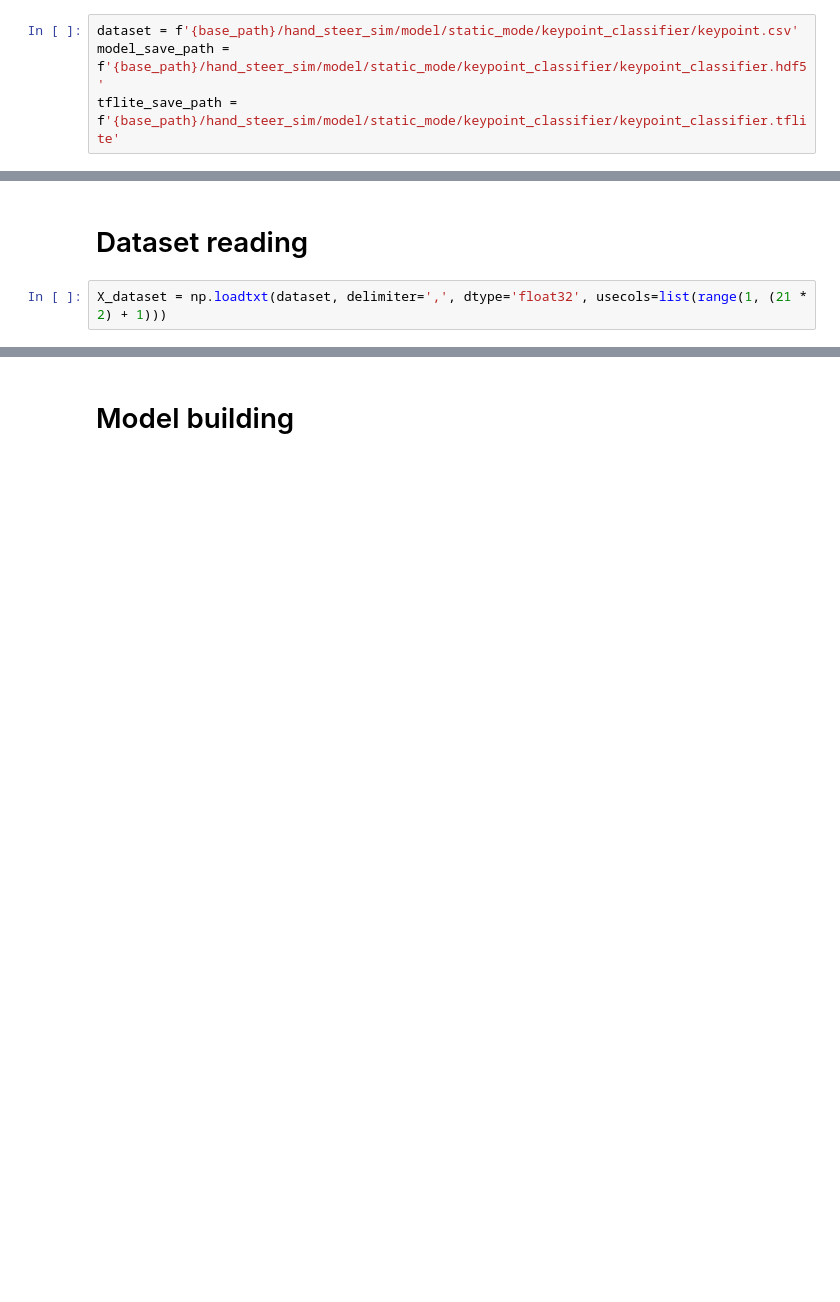
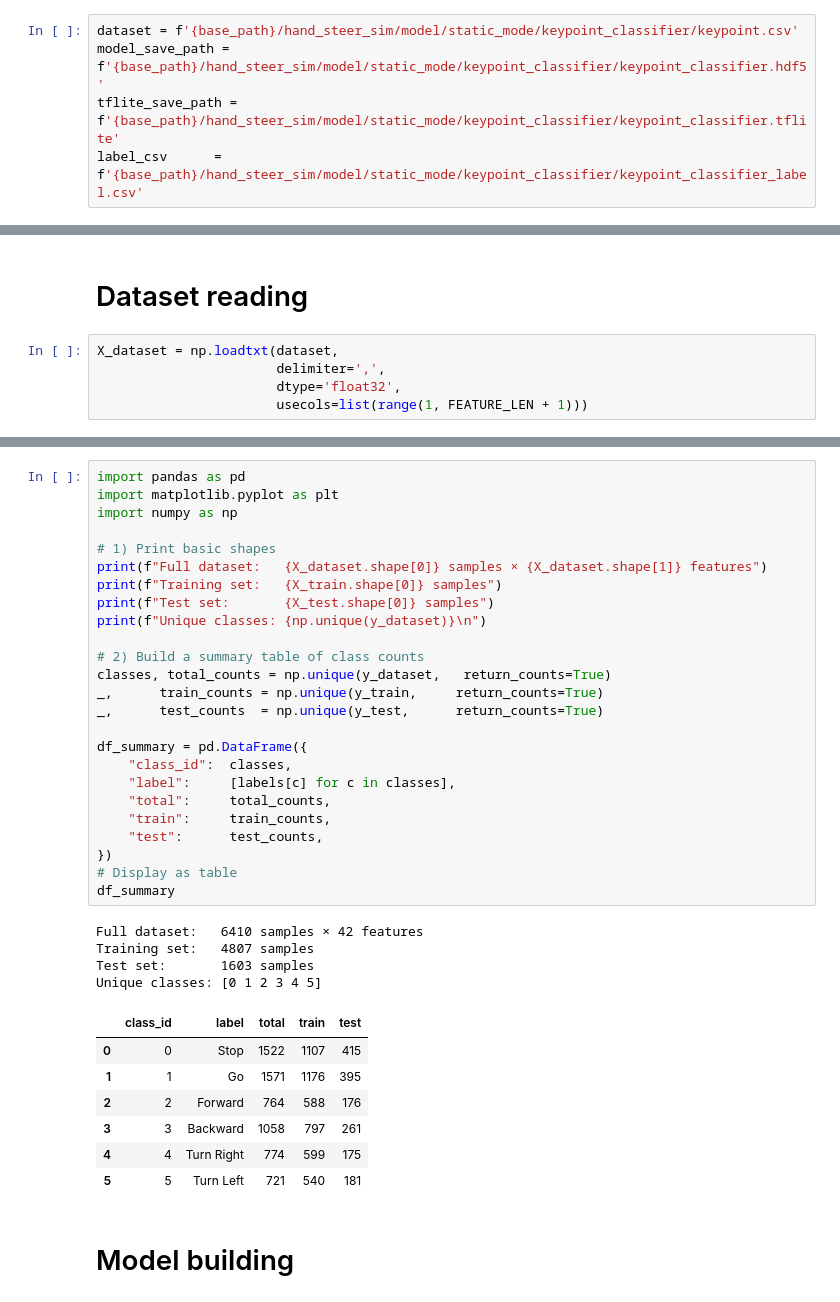
Before and after one commit to yunusdanabas/hand_steer_sim, a Jupyter notebook: hand_steer_sim/model/static_mode/notebooks/keypoint_classification.ipynb, the cells around one changed output, grey strips where cells are left out. Cells and saved outputs as stored; diff of their text form; blank space fills up the shorter version.

```diff
--- a/hand_steer_sim/model/static_mode/notebooks/keypoint_classification.ipynb
+++ b/hand_steer_sim/model/static_mode/notebooks/keypoint_classification.ipynb
@@ -13,3 +13,4 @@ base_path = '/home/yunusdanabas/catkin_ws/src/hand_steer_sim'
 dataset = f'{base_path}/hand_steer_sim/model/static_mode/keypoint_classifier/keypoint.csv'
 model_save_path = f'{base_path}/hand_steer_sim/model/static_mode/keypoint_classifier/keypoint_classifier.hdf5'
 tflite_save_path = f'{base_path}/hand_steer_sim/model/static_mode/keypoint_classifier/keypoint_classifier.tflite'
+label_csv      = f'{base_path}/hand_steer_sim/model/static_mode/keypoint_classifier/keypoint_classifier_label.csv'
@@ -20,5 +35,8 @@ NUM_CLASSES = 6
 # %% [markdown]
 # Dataset reading
 # %%
-X_dataset = np.loadtxt(dataset, delimiter=',', dtype='float32', usecols=list(range(1, (21 * 2) + 1)))
+X_dataset = np.loadtxt(dataset,
+                       delimiter=',',
+                       dtype='float32',
+                       usecols=list(range(1, FEATURE_LEN + 1)))
 # %%
@@ -28,3 +58,40 @@ X_train, X_test, y_train, y_test = train_test_split(X_dataset, y_dataset, train_
+# %%
+import pandas as pd
+import matplotlib.pyplot as plt
+import numpy as np
+
+# 1) Print basic shapes
+print(f"Full dataset:   {X_dataset.shape[0]} samples × {X_dataset.shape[1]} features")
+print(f"Training set:   {X_train.shape[0]} samples")
+print(f"Test set:       {X_test.shape[0]} samples")
+print(f"Unique classes: {np.unique(y_dataset)}\n")
+
+# 2) Build a summary table of class counts
+classes, total_counts = np.unique(y_dataset,   return_counts=True)
+_,      train_counts = np.unique(y_train,     return_counts=True)
+_,      test_counts  = np.unique(y_test,      return_counts=True)
+
+df_summary = pd.DataFrame({
+    "class_id":  classes,
+    "label":     [labels[c] for c in classes],
+    "total":     total_counts,
+    "train":     train_counts,
+    "test":      test_counts,
+})
+# Display as table
+df_summary
+# %% [output]
+Full dataset:   6410 samples × 42 features
+Training set:   4807 samples
+Test set:       1603 samples
+Unique classes: [0 1 2 3 4 5]
+|  | class_id | label | total | train | test |
+| 0 | 0 | Stop | 1522 | 1107 | 415 |
+| 1 | 1 | Go | 1571 | 1176 | 395 |
+| 2 | 2 | Forward | 764 | 588 | 176 |
+| 3 | 3 | Backward | 1058 | 797 | 261 |
+| 4 | 4 | Turn Right | 774 | 599 | 175 |
+| 5 | 5 | Turn Left | 721 | 540 | 181 |
 # %% [markdown]
 # Model building
 # %%
```
Also changed, not shown: parts of 19 cells of this notebook, 16 other files.
